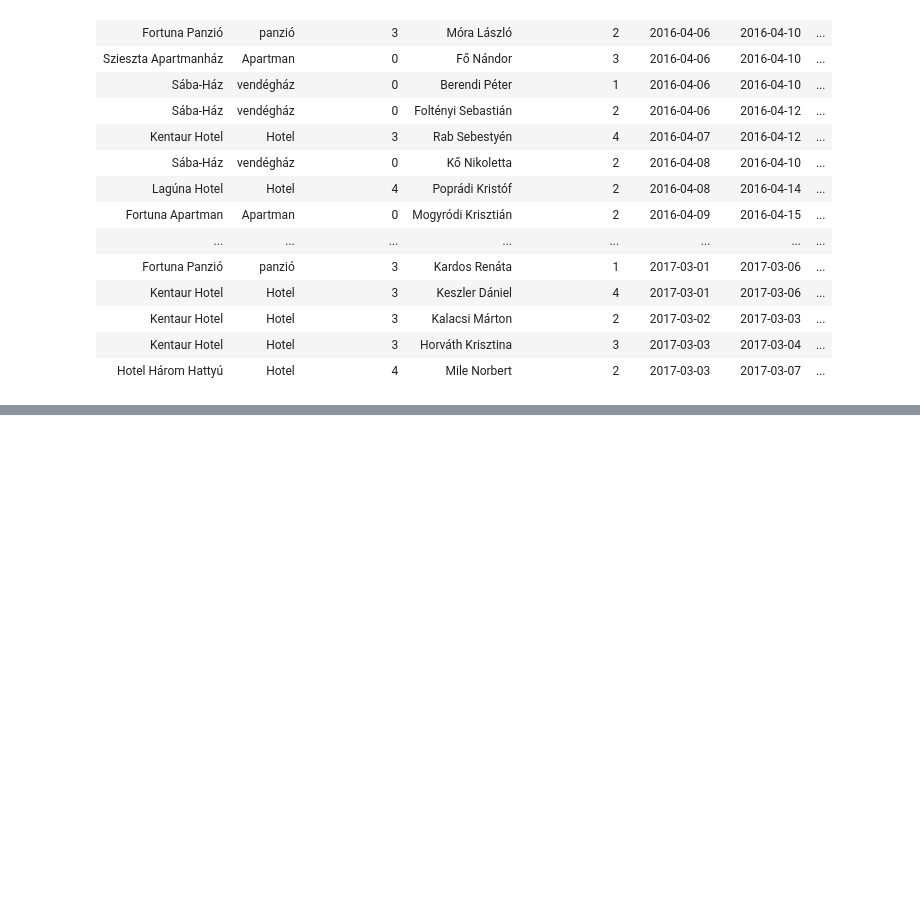
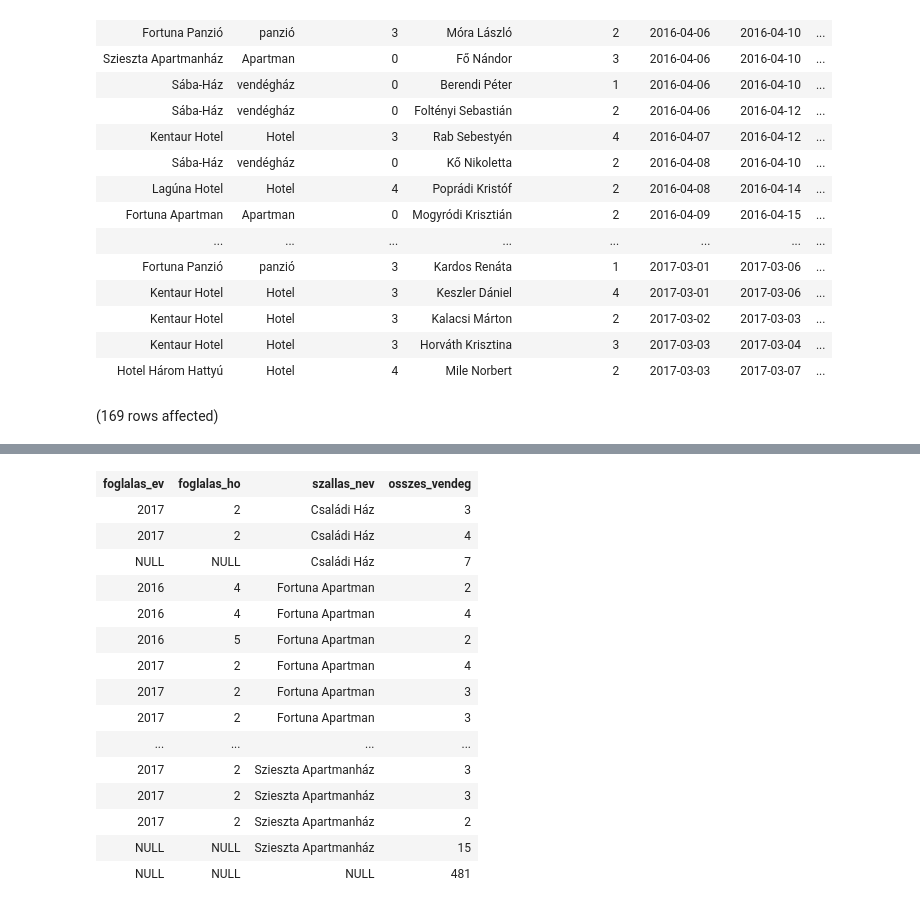
Before and after one commit to bbencii/zh1_szalloda, a Jupyter notebook: balazsbence.ipynb, the cells around one changed output, grey strips where cells are left out. Cells and saved outputs as stored; diff of their text form; code cells hidden in the pictures; blank space fills up the shorter version.

```diff
--- a/balazsbence.ipynb
+++ b/balazsbence.ipynb
@@ -24,3 +26,12 @@ Total execution time: 00:00:00.076
 | Kentaur Hotel | Hotel | 3 | Kalacsi Márton | 2 | 2017-03-02 | 2017-03-03 | ... |
 | Kentaur Hotel | Hotel | 3 | Horváth Krisztina | 3 | 2017-03-03 | 2017-03-04 | ... |
 | Hotel Három Hattyú | Hotel | 4 | Mile Norbert | 2 | 2017-03-03 | 2017-03-07 | ... |
+# %%
+select year(f.mettol) as foglalas_ev, month(f.mettol) as foglalas_ho, szh.szallas_nev, sum(f.felnott_szam + f.gyermek_szam) as osszes_vendeg
+from Szallashely szh
+inner join Szoba sz on sz.szallas_fk = szh.szallas_id
+inner join Foglalas f on f.szoba_fk = sz.szoba_id
+inner join Vendeg v on v.usernev = f.ugyfel_fk
+group by rollup(szh.szallas_nev, f.mettol);
+# %% [output]
+(169 rows affected)
@@ -26,0 +39,16 @@ Total execution time: 00:00:00.076
+| foglalas_ev | foglalas_ho | szallas_nev | osszes_vendeg |
+| 2017 | 2 | Családi Ház | 3 |
+| 2017 | 2 | Családi Ház | 4 |
+| NULL | NULL | Családi Ház | 7 |
+| 2016 | 4 | Fortuna Apartman | 2 |
+| 2016 | 4 | Fortuna Apartman | 4 |
+| 2016 | 5 | Fortuna Apartman | 2 |
+| 2017 | 2 | Fortuna Apartman | 4 |
+| 2017 | 2 | Fortuna Apartman | 3 |
+| 2017 | 2 | Fortuna Apartman | 3 |
+| ... | ... | ... | ... |
+| 2017 | 2 | Szieszta Apartmanház | 3 |
+| 2017 | 2 | Szieszta Apartmanház | 3 |
+| 2017 | 2 | Szieszta Apartmanház | 2 |
+| NULL | NULL | Szieszta Apartmanház | 15 |
+| NULL | NULL | NULL | 481 |
```
Also changed, not shown: parts of 2 cells of this notebook.
